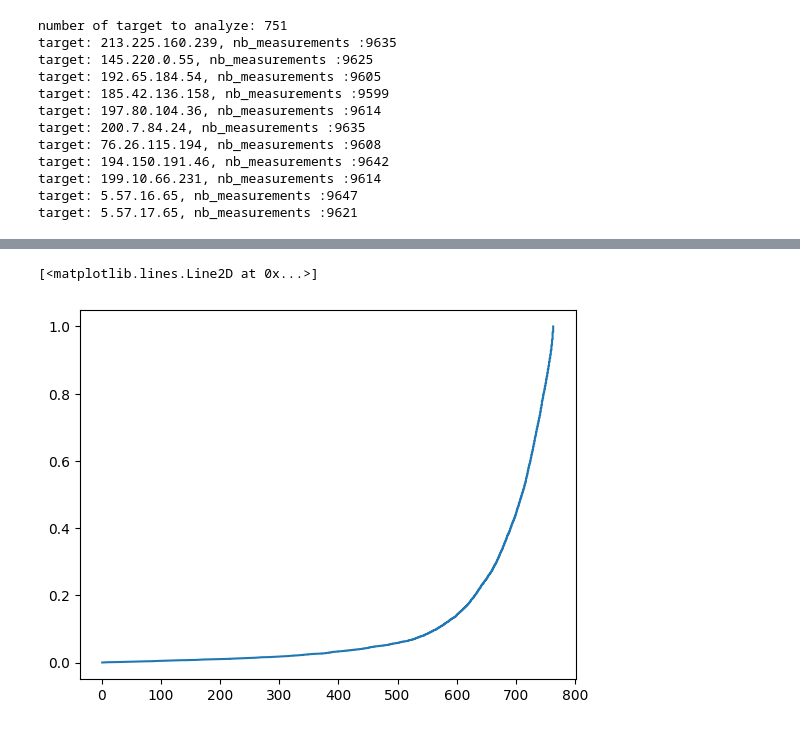
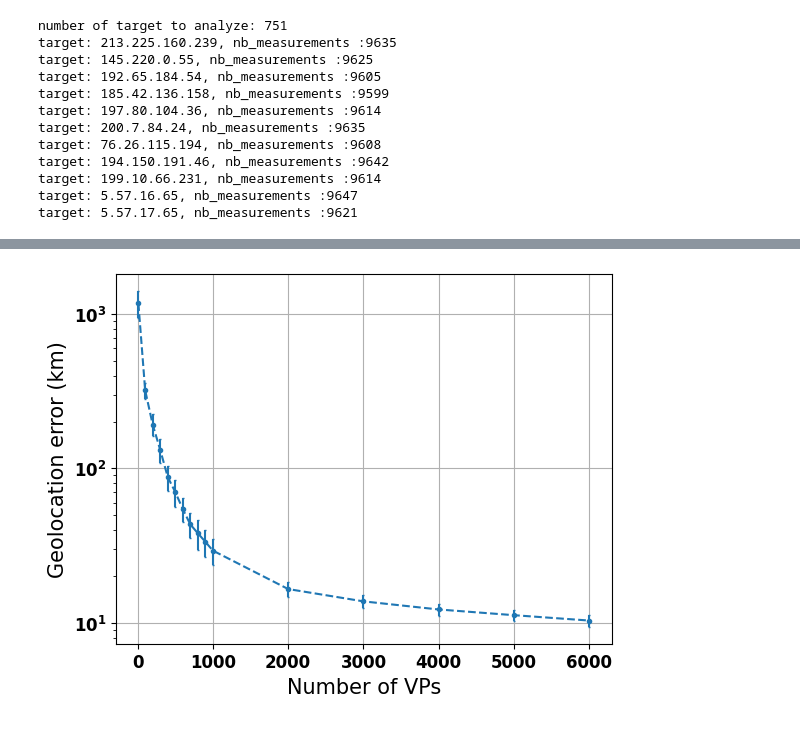
Before and after one commit to dioptra-io/geoloc-imc-2023, a Jupyter notebook: notebooks/anchor_target_probe_vp_analysis.ipynb, the cells around one changed output, grey strips where cells are left out. Cells and saved outputs as stored; diff of their text form; code cells hidden in the pictures.

```diff
--- a/notebooks/anchor_target_probe_vp_analysis.ipynb
+++ b/notebooks/anchor_target_probe_vp_analysis.ipynb
@@ -292,16 +176,5 @@ def get_dst_error(
 # %%
-result_path = DATA_PATH / "figure_3a_3b_anchor_target_probe_vp.pickle"
+result_path = DATA_PATH / "anchor_target_probe_vp_result_file.pickle"
 
-try:
-    with open(result_path, "rb") as f:
-        figure_results = pickle.load(f)
-
-    cbg_results = figure_results["cbg"]
-    shortest_ping_results = figure_results["shortest_ping"]
-    last_subset = max([subset_size for subset_size in cbg_results])
-
-except FileNotFoundError:
-    logger.error("no results files")
-    cbg_results = {}
-    shortest_ping_results = {}
-    last_subset = 10
+with open(result_path, "rb") as f:
+    figure_results = pickle.load(f)
@@ -477,26 +181,26 @@ geoloc disputed candidate: 172.10.12.5
-# %%
-import pandas as pd
-import numpy as np
-import matplotlib.pyplot as plt
-
-def ecdf(data, array: bool=True):
-    """Compute ECDF for a one-dimensional array of measurements."""
-    # Number of data points: n
-    n = len(data)
-    # x-data for the ECDF: x
-    x = np.sort(data)
-    # y-data for the ECDF: y
-    y = np.arange(1, n+1) / n
-    if not array:
-        return pd.DataFrame({'x': x, 'y': y})
-    else:
-        return x, y
-
-
-fig, ax = plt.subplots()
-
-x,y = ecdf(test)
-ax.plot(x,y)
-# %% [output]
-[<matplotlib.lines.Line2D at 0x...>]
-[figure, removed]
+# %%
+x = np.array([vp_set_size for vp_set_size in figure_results["cbg"]])
+y = np.array(
+    [
+        figure_results["cbg"][vp_set_size]["median_error"]
+        for vp_set_size in figure_results["cbg"]
+    ]
+)
+e = np.array(
+    [
+        figure_results["cbg"][vp_set_size]["deviation"]
+        for vp_set_size in figure_results["cbg"]
+    ]
+)
+plt.errorbar(x, y, e, marker=".", capsize=1, linestyle="--")
+
+plt.xlabel("Number of VPs", fontsize=15)
+plt.ylabel("Geolocation error (km)", fontsize=15)
+plt.tick_params(labelsize=12)
+plt.yscale("log")
+plt.grid()
+plt.savefig(FIGURE_PATH / "cbg/figure_3_a_anchor_target_probe_vp_cbg.png")
+plt.savefig(FIGURE_PATH / "cbg/figure_3_a_anchor_target_probe_vp_cbg.pdf")
+plt.show()
+# %% [output]
+[figure, added]
```
Also changed, not shown: parts of 18 cells of this notebook, 22 other files.
